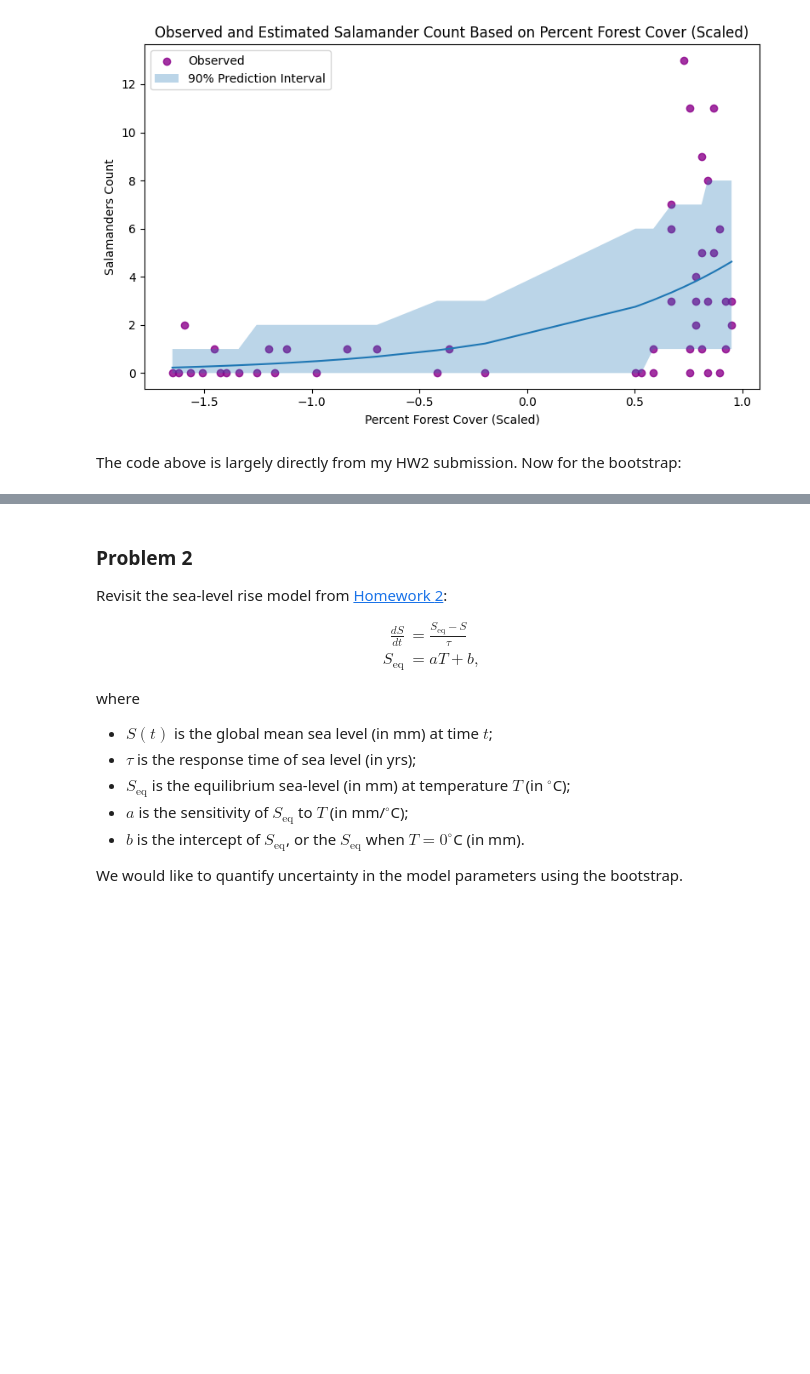
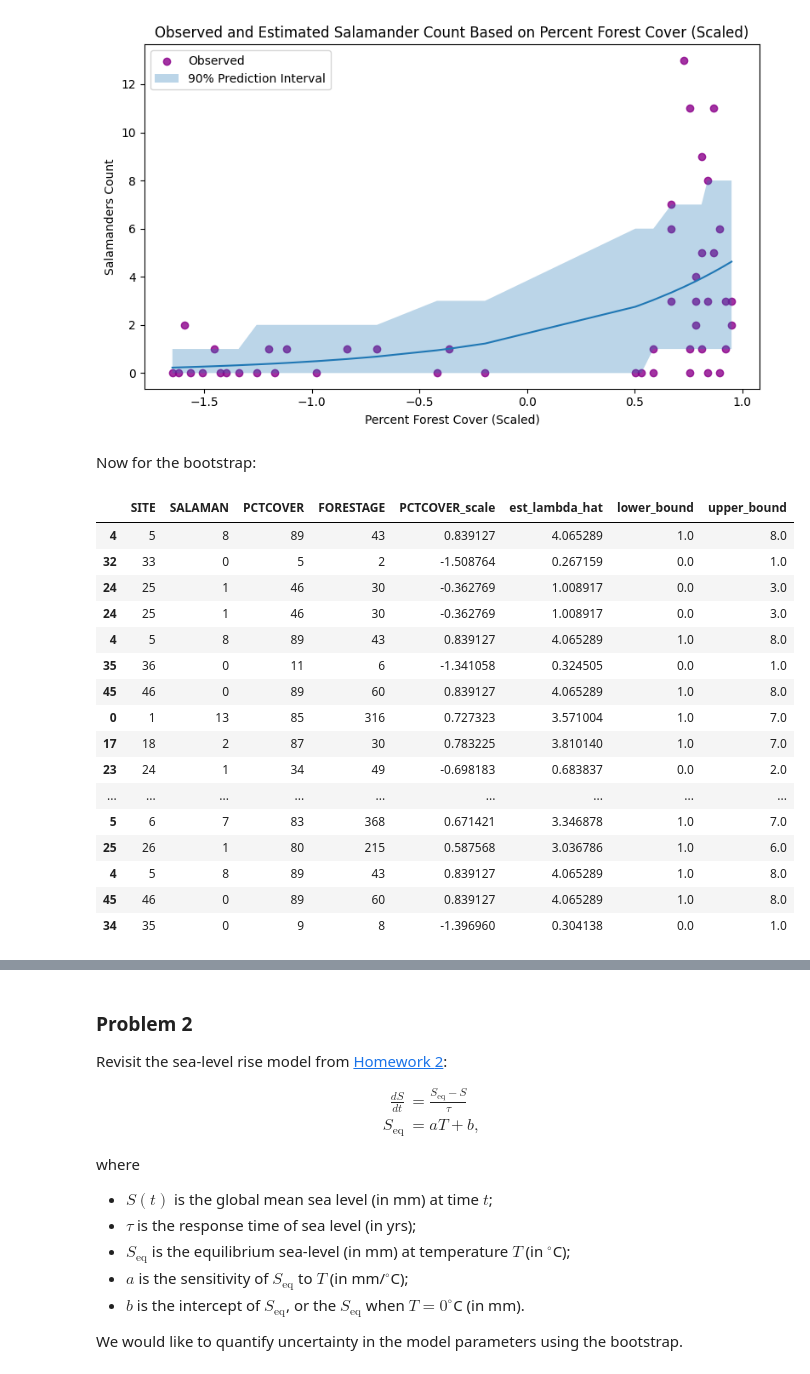
Before and after one commit to BEE4850-SP25/hw04-mcallen14, a Jupyter notebook: hw04.ipynb, the cells around one changed output, grey strips where cells are left out. Saved outputs shown, nothing was run; the diff lists cells and outputs as text; code cells hidden in the pictures; blank space fills up the shorter version.

```diff
--- a/hw04.ipynb
+++ b/hw04.ipynb
@@ -209,10 +141,31 @@ plt.show()
 # %% [output]
 [figure]
 # %% [markdown]
-The code above is largely directly from my HW2 submission. Now for the bootstrap:
+Now for the bootstrap:
 # %%
 # Use 1,000 non-parametric bootstrap samples to obtain estimates of bias and the 90% confidence interval
 # for the intercept and coefficient in the Poisson regression.
+n_boot = 1000
 
+sal_boot = sal.sample(n=len(sal),replace=True)
+sal_boot
 
 #np random choice len of data... extract...
+# %% [output]
+|  | SITE | SALAMAN | PCTCOVER | FORESTAGE | PCTCOVER_scale | est_lambda_hat | lower_bound | upper_bound |
+| 4 | 5 | 8 | 89 | 43 | 0.839127 | 4.065289 | 1.0 | 8.0 |
+| 32 | 33 | 0 | 5 | 2 | -1.508764 | 0.267159 | 0.0 | 1.0 |
+| 24 | 25 | 1 | 46 | 30 | -0.362769 | 1.008917 | 0.0 | 3.0 |
+| 24 | 25 | 1 | 46 | 30 | -0.362769 | 1.008917 | 0.0 | 3.0 |
+| 4 | 5 | 8 | 89 | 43 | 0.839127 | 4.065289 | 1.0 | 8.0 |
+| 35 | 36 | 0 | 11 | 6 | -1.341058 | 0.324505 | 0.0 | 1.0 |
+| 45 | 46 | 0 | 89 | 60 | 0.839127 | 4.065289 | 1.0 | 8.0 |
+| 0 | 1 | 13 | 85 | 316 | 0.727323 | 3.571004 | 1.0 | 7.0 |
+| 17 | 18 | 2 | 87 | 30 | 0.783225 | 3.810140 | 1.0 | 7.0 |
+| 23 | 24 | 1 | 34 | 49 | -0.698183 | 0.683837 | 0.0 | 2.0 |
+| ... | ... | ... | ... | ... | ... | ... | ... | ... |
+| 5 | 6 | 7 | 83 | 368 | 0.671421 | 3.346878 | 1.0 | 7.0 |
+| 25 | 26 | 1 | 80 | 215 | 0.587568 | 3.036786 | 1.0 | 6.0 |
+| 4 | 5 | 8 | 89 | 43 | 0.839127 | 4.065289 | 1.0 | 8.0 |
+| 45 | 46 | 0 | 89 | 60 | 0.839127 | 4.065289 | 1.0 | 8.0 |
+| 34 | 35 | 0 | 9 | 8 | -1.396960 | 0.304138 | 0.0 | 1.0 |
```
Also changed, not shown: parts of 6 cells of this notebook.
